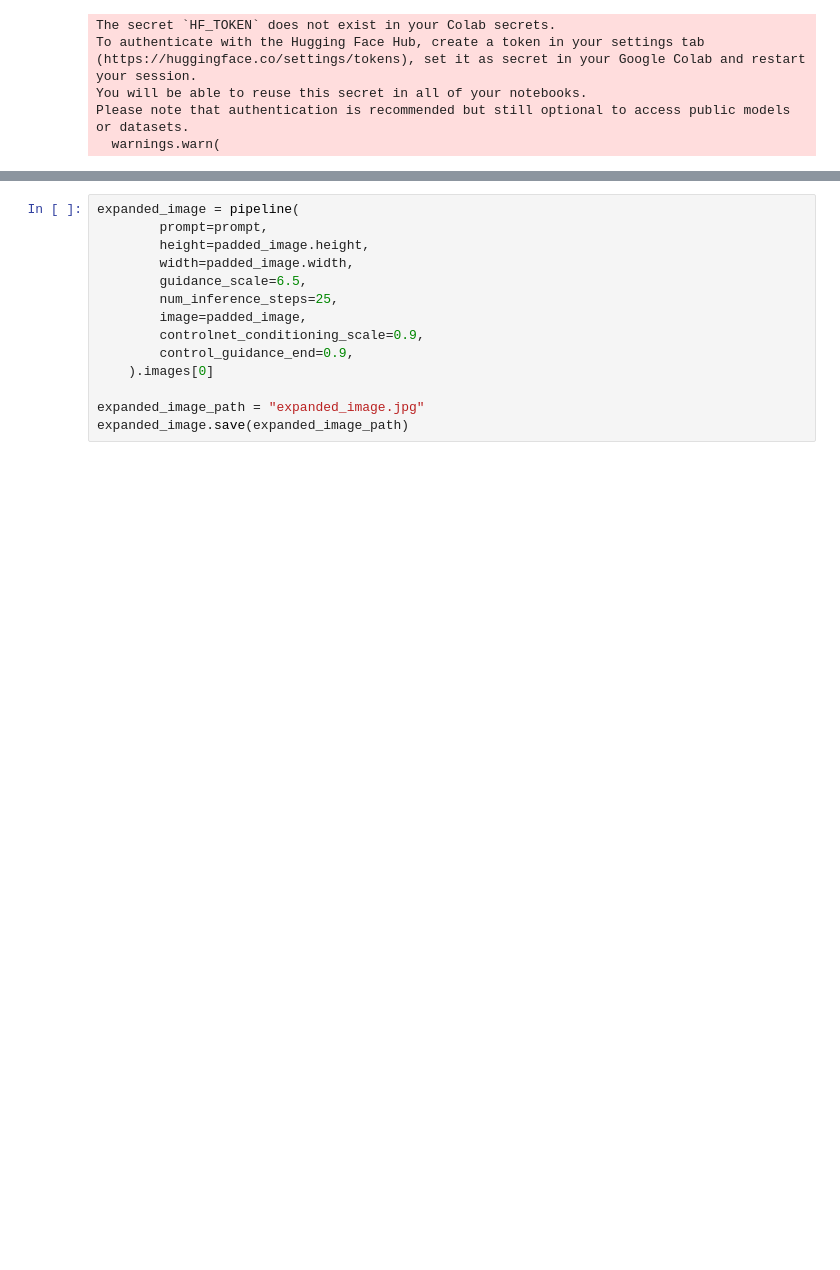
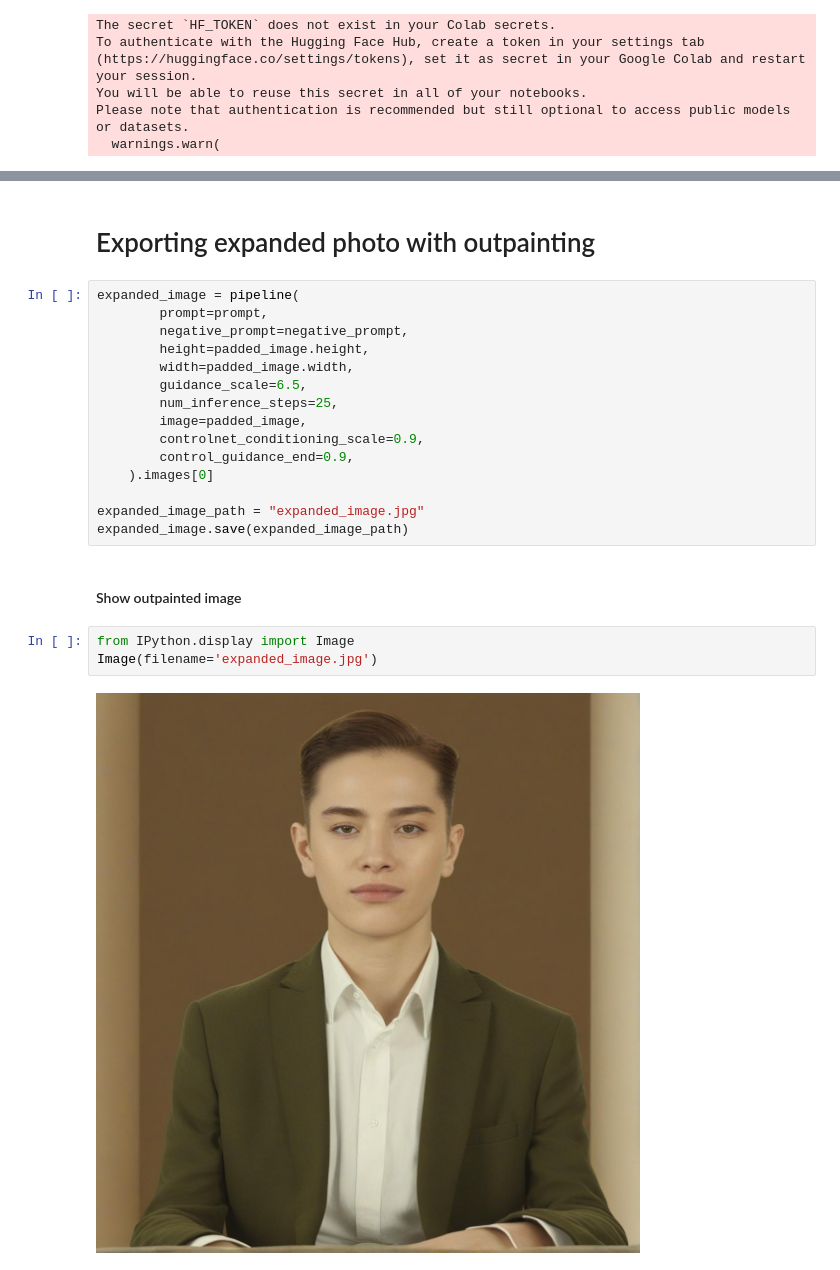
Before and after one commit to nichd36/ControlNet-Outpainting, a Jupyter notebook: OutpaintingControlNet.ipynb, the cells around one changed output, grey strips where cells are left out. Saved outputs shown, nothing was run; the diff lists cells and outputs as text; blank space fills up the shorter version.

```diff
--- a/OutpaintingControlNet.ipynb
+++ b/OutpaintingControlNet.ipynb
@@ -82,9 +100,12 @@ try:
         print("No image uploaded.")
 except Exception as e:
     print(f"Error processing image: {e}")
+# %% [markdown]
+# Exporting expanded photo with outpainting
 # %%
 expanded_image = pipeline(
         prompt=prompt,
+        negative_prompt=negative_prompt,
         height=padded_image.height,
         width=padded_image.width,
         guidance_scale=6.5,
@@ -96,3 +117,10 @@ expanded_image = pipeline(
 
 expanded_image_path = "expanded_image.jpg"
 expanded_image.save(expanded_image_path)
+# %% [markdown]
+#### Show outpainted image
+# %%
+from IPython.display import Image
+Image(filename='expanded_image.jpg')
+# %% [output]
+[figure, added]
```
Also changed, not shown: parts of 14 cells of this notebook.
